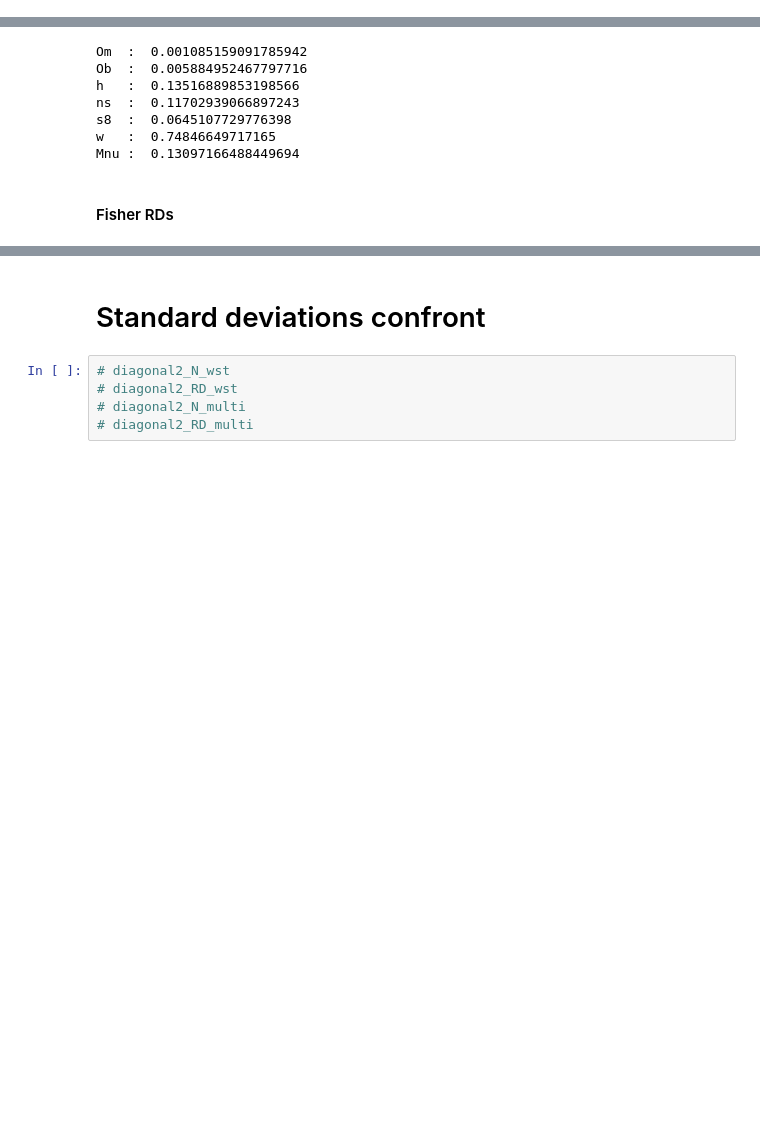
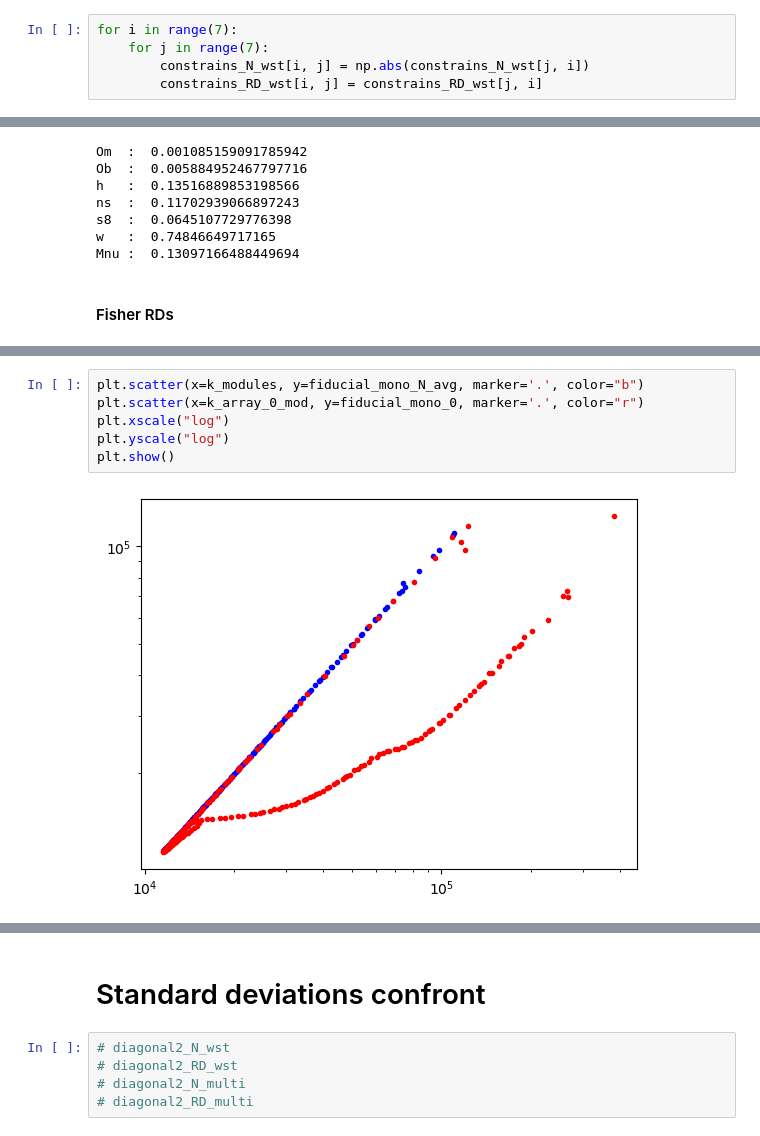
Before and after one commit to RiccGerva97/Tesi-Magistrale, a Jupyter notebook: Elaborations/a_firstcheck.ipynb, the cells around one changed output, grey strips where cells are left out. Saved outputs shown, nothing was run; the diff lists cells and outputs as text; blank space fills up the shorter version.

```diff
--- a/Elaborations/a_firstcheck.ipynb
+++ b/Elaborations/a_firstcheck.ipynb
@@ -496,3 +512,8 @@ Mnu :  0.1276943031681706
+# %%
+for i in range(7):
+    for j in range(7):
+        constrains_N_wst[i, j] = np.abs(constrains_N_wst[j, i])
+        constrains_RD_wst[i, j] = constrains_RD_wst[j, i]
 # %% [markdown]
 ##### diagonalizing
 
@@ -862,0 +1061,8 @@ Mnu :  0.15796698514665822
+# %%
+plt.scatter(x=k_modules, y=fiducial_mono_N_avg, marker='.', color="b")
+plt.scatter(x=k_array_0_mod, y=fiducial_mono_0, marker='.', color="r")
+plt.xscale("log")
+plt.yscale("log")
+plt.show()
+# %% [output]
+[figure, added]
```
Also changed, not shown: parts of 41 cells of this notebook, 9 other files.
